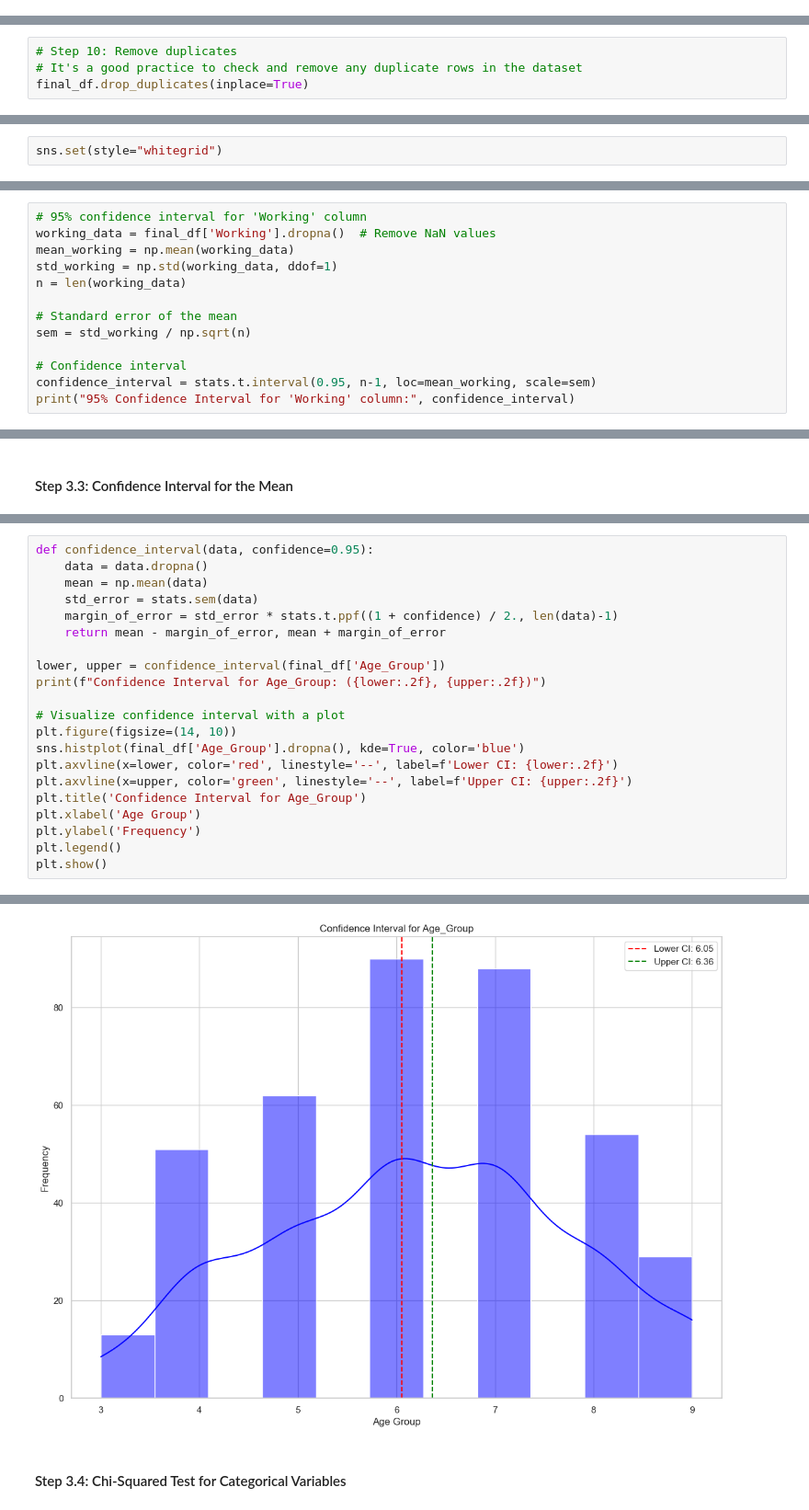
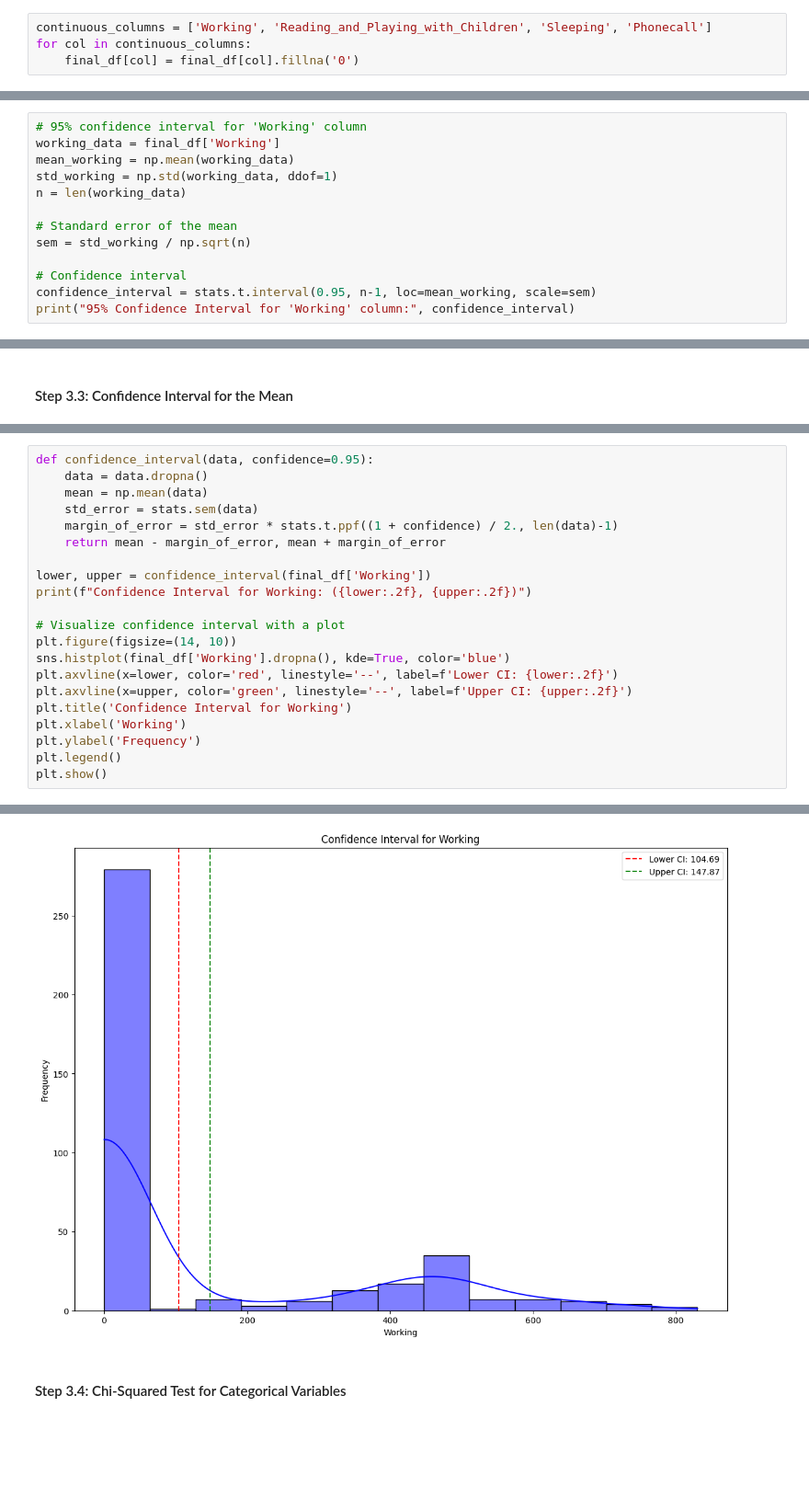
Before and after one commit to junaidraz1/Statistical-Data-Analysis-of-Human-Activities, a Jupyter notebook: Final_Project.ipynb, the cells around one changed output, grey strips where cells are left out. Shown at 92% size. Saved outputs shown, nothing was run; the diff lists cells and outputs as text; blank space fills up the shorter version.

```diff
--- a/Final_Project.ipynb
+++ b/Final_Project.ipynb
@@ -187 +185,5 @@ final_df['Sport_Event'] = final_df['Sport_Event'].fillna(final_df['Sport_Event']
+# %%
+continuous_columns = ['Working', 'Reading_and_Playing_with_Children', 'Sleeping', 'Phonecall']
+for col in continuous_columns:
+    final_df[col] = final_df[col].fillna('0')
 # %% [markdown]
@@ -267,5 +249 @@ final_df
 393 rows × 12 columns
-# %%
-# Step 10: Remove duplicates
-# It's a good practice to check and remove any duplicate rows in the dataset
-final_df.drop_duplicates(inplace=True)
@@ -296,2 +249,0 @@ max                            30.000000  740.000000   50.000000
-# %%
-sns.set(style="whitegrid")
@@ -481,7 +420,7 @@ quantile                           0.000000    0.000000   0.000000
 ### Step 2: Confidence Intervals (Estimation)
 # %%
 # 95% confidence interval for 'Working' column
-working_data = final_df['Working'].dropna()  # Remove NaN values
+working_data = final_df['Working']
 mean_working = np.mean(working_data)
 std_working = np.std(working_data, ddof=1)
 n = len(working_data)
@@ -579,16 +492,16 @@ def confidence_interval(data, confidence=0.95):
     margin_of_error = std_error * stats.t.ppf((1 + confidence) / 2., len(data)-1)
     return mean - margin_of_error, mean + margin_of_error
 
-lower, upper = confidence_interval(final_df['Age_Group'])
-print(f"Confidence Interval for Age_Group: ({lower:.2f}, {upper:.2f})")
+lower, upper = confidence_interval(final_df['Working'])
+print(f"Confidence Interval for Working: ({lower:.2f}, {upper:.2f})")
 
 # Visualize confidence interval with a plot
 plt.figure(figsize=(14, 10))
-sns.histplot(final_df['Age_Group'].dropna(), kde=True, color='blue')
+sns.histplot(final_df['Working'].dropna(), kde=True, color='blue')
 plt.axvline(x=lower, color='red', linestyle='--', label=f'Lower CI: {lower:.2f}')
 plt.axvline(x=upper, color='green', linestyle='--', label=f'Upper CI: {upper:.2f}')
-plt.title('Confidence Interval for Age_Group')
-plt.xlabel('Age Group')
+plt.title('Confidence Interval for Working')
+plt.xlabel('Working')
 plt.ylabel('Frequency')
 plt.legend()
 plt.show()
@@ -597,4 +510,4 @@ Confidence Interval for Age_Group: (6.05, 6.36)
-[figure, old version]
+[figure, new version]
 # %% [markdown]
 #### Step 3.4: Chi-Squared Test for Categorical Variables
 # %% [markdown]
```
Also changed, not shown: parts of 54 cells of this notebook.
